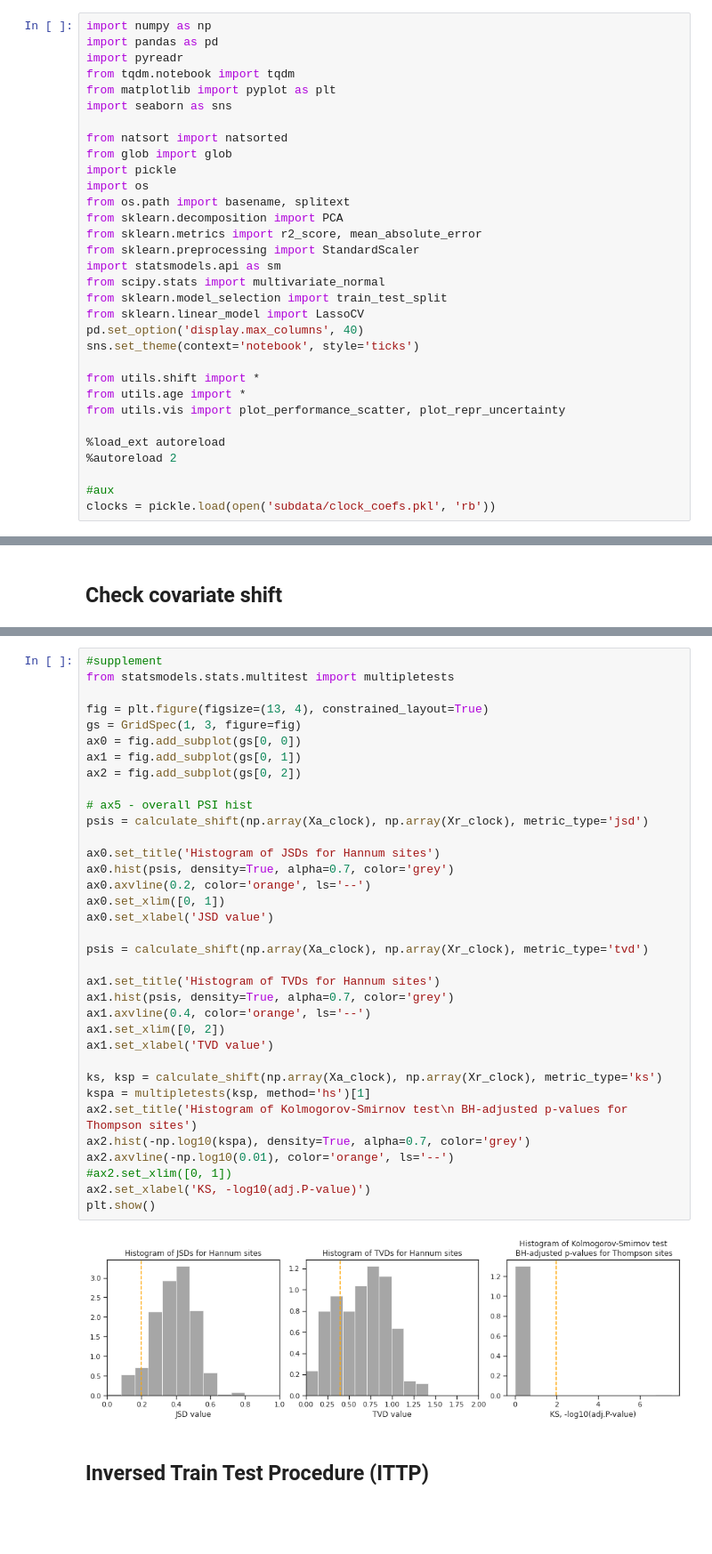
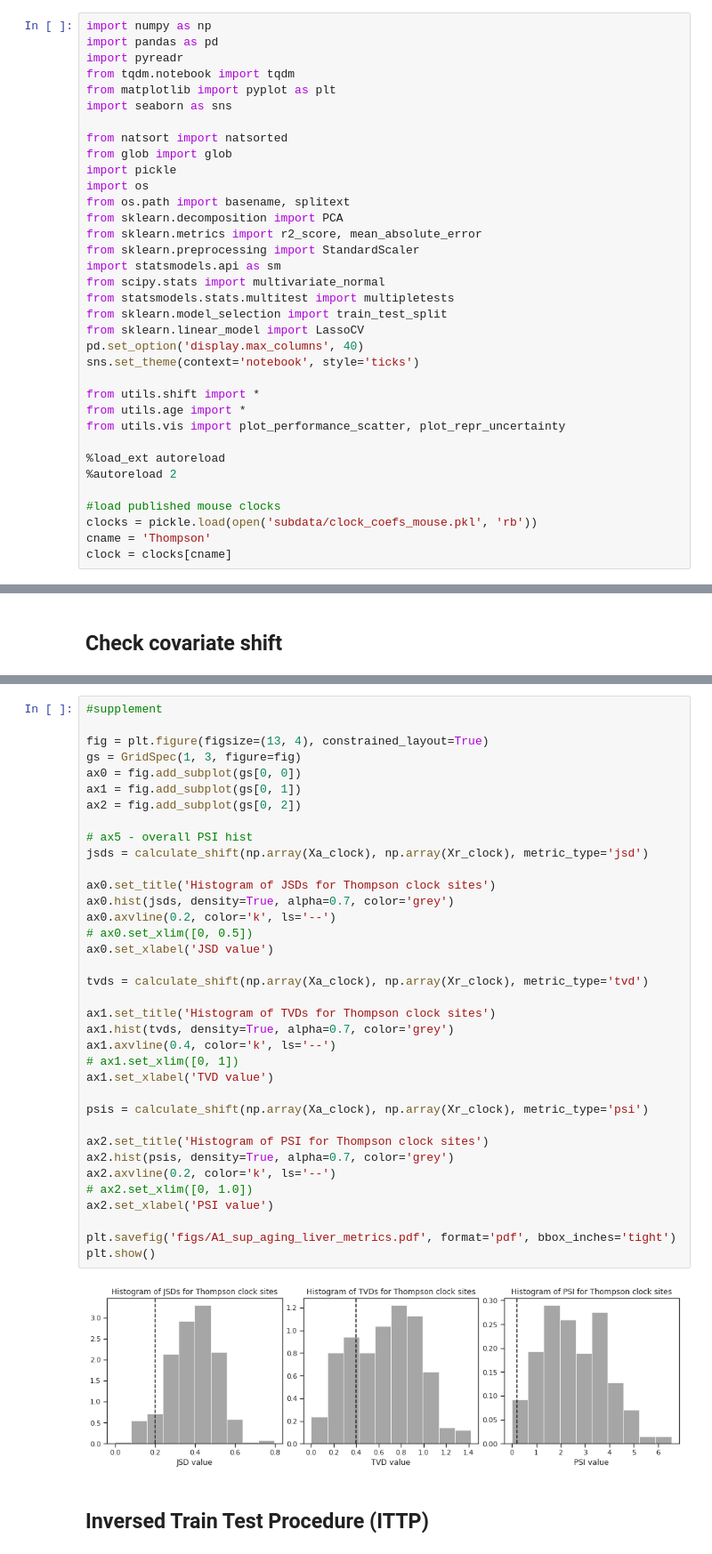
Before and after one commit to ComputationalAgingLab/reprogramming_ood, a Jupyter notebook: aging_liver_analysis.ipynb, the cells around one changed output, grey strips where cells are left out. Shown: that part at 89% size. Saved outputs shown, nothing was run; the diff lists cells and outputs as text; blank space fills up the shorter version.

```diff
--- a/aging_liver_analysis.ipynb
+++ b/aging_liver_analysis.ipynb
@@ -16,6 +16,7 @@ from sklearn.metrics import r2_score, mean_absolute_error
 from sklearn.preprocessing import StandardScaler
 import statsmodels.api as sm
 from scipy.stats import multivariate_normal
+from statsmodels.stats.multitest import multipletests
 from sklearn.model_selection import train_test_split
 from sklearn.linear_model import LassoCV
 pd.set_option('display.max_columns', 40)
@@ -28,5 +29,7 @@ from utils.vis import plot_performance_scatter, plot_repr_uncertainty
 %load_ext autoreload
 %autoreload 2
 
-#aux
-clocks = pickle.load(open('subdata/clock_coefs.pkl', 'rb'))
+#load published mouse clocks
+clocks = pickle.load(open('subdata/clock_coefs_mouse.pkl', 'rb'))
+cname = 'Thompson'
+clock = clocks[cname]
@@ -251,40 +235,41 @@ plt.show()
 # %%
 #supplement
-from statsmodels.stats.multitest import multipletests
 
 fig = plt.figure(figsize=(13, 4), constrained_layout=True)
 gs = GridSpec(1, 3, figure=fig)
 ax0 = fig.add_subplot(gs[0, 0])
 ax1 = fig.add_subplot(gs[0, 1])
 ax2 = fig.add_subplot(gs[0, 2])
 
 # ax5 - overall PSI hist
-psis = calculate_shift(np.array(Xa_clock), np.array(Xr_clock), metric_type='jsd')
+jsds = calculate_shift(np.array(Xa_clock), np.array(Xr_clock), metric_type='jsd')
 
-ax0.set_title('Histogram of JSDs for Hannum sites')
-ax0.hist(psis, density=True, alpha=0.7, color='grey')
-ax0.axvline(0.2, color='orange', ls='--')
-ax0.set_xlim([0, 1])
+ax0.set_title('Histogram of JSDs for Thompson clock sites')
+ax0.hist(jsds, density=True, alpha=0.7, color='grey')
+ax0.axvline(0.2, color='k', ls='--')
+# ax0.set_xlim([0, 0.5])
 ax0.set_xlabel('JSD value')
 
-psis = calculate_shift(np.array(Xa_clock), np.array(Xr_clock), metric_type='tvd')
+tvds = calculate_shift(np.array(Xa_clock), np.array(Xr_clock), metric_type='tvd')
 
-ax1.set_title('Histogram of TVDs for Hannum sites')
-ax1.hist(psis, density=True, alpha=0.7, color='grey')
-ax1.axvline(0.4, color='orange', ls='--')
-ax1.set_xlim([0, 2])
+ax1.set_title('Histogram of TVDs for Thompson clock sites')
+ax1.hist(tvds, density=True, alpha=0.7, color='grey')
+ax1.axvline(0.4, color='k', ls='--')
+# ax1.set_xlim([0, 1])
 ax1.set_xlabel('TVD value')
 
-ks, ksp = calculate_shift(np.array(Xa_clock), np.array(Xr_clock), metric_type='ks')
-kspa = multipletests(ksp, method='hs')[1]
-ax2.set_title('Histogram of Kolmogorov-Smirnov test\n BH-adjusted p-values for Thompson sites')
-ax2.hist(-np.log10(kspa), density=True, alpha=0.7, color='grey')
-ax2.axvline(-np.log10(0.01), color='orange', ls='--')
-#ax2.set_xlim([0, 1])
-ax2.set_xlabel('KS, -log10(adj.P-value)')
+psis = calculate_shift(np.array(Xa_clock), np.array(Xr_clock), metric_type='psi')
+
+ax2.set_title('Histogram of PSI for Thompson clock sites')
+ax2.hist(psis, density=True, alpha=0.7, color='grey')
+ax2.axvline(0.2, color='k', ls='--')
+# ax2.set_xlim([0, 1.0])
+ax2.set_xlabel('PSI value')
+
+plt.savefig('figs/A1_sup_aging_liver_metrics.pdf', format='pdf', bbox_inches='tight')
 plt.show()
 # %% [output]
-[figure, old version]
+[figure, new version]
 # %% [markdown]
 ## Inversed Train Test Procedure (ITTP)
 # %%
```
Also changed, not shown: parts of 9 cells of this notebook, 4 other files.
